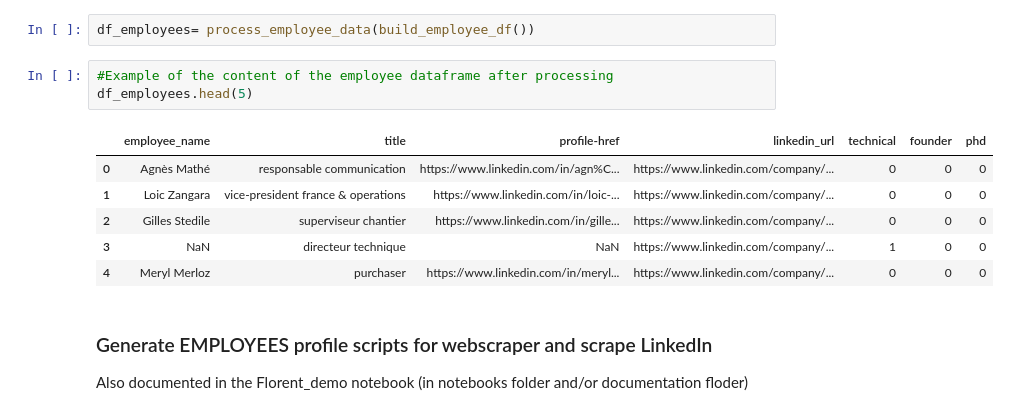
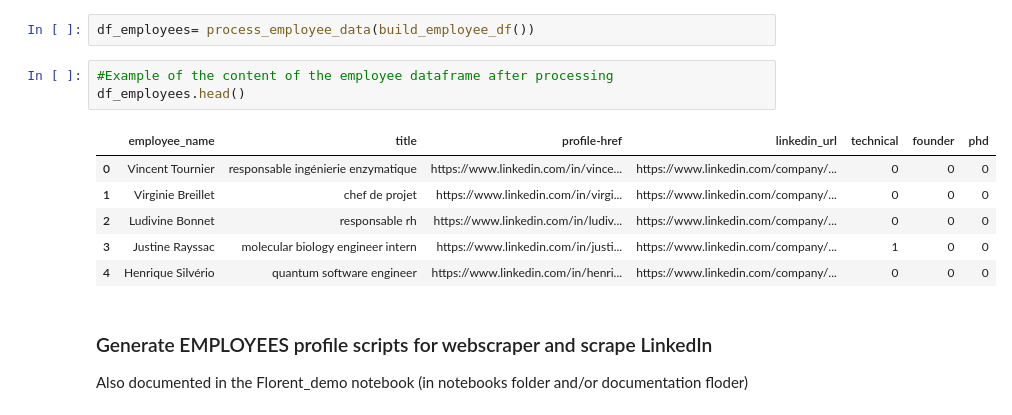
Before and after one commit to CoincoinNico/bpifrance_deeptech_analysis, a Jupyter notebook: documentation/Evaluating_new_companies.ipynb, the cells around one changed output. Saved outputs shown, nothing was run; the diff lists cells and outputs as text.

```diff
--- a/documentation/Evaluating_new_companies.ipynb
+++ b/documentation/Evaluating_new_companies.ipynb
@@ -207,14 +208,14 @@ from bpideep.process_scraped_data import build_employee_df, process_employee_dat
 df_employees= process_employee_data(build_employee_df())
 # %%
 #Example of the content of the employee dataframe after processing
-df_employees.head(5)
+df_employees.head()
 # %% [output]
 |  | employee_name | title | profile-href | linkedin_url | technical | founder | phd |
-| 0 | Agnès Mathé | responsable communication | https://www.linkedin.com/in/agn%C... | https://www.linkedin.com/company/... | 0 | 0 | 0 |
-| 1 | Loic Zangara | vice-president france & operations | https://www.linkedin.com/in/loic-... | https://www.linkedin.com/company/... | 0 | 0 | 0 |
-| 2 | Gilles Stedile | superviseur chantier | https://www.linkedin.com/in/gille... | https://www.linkedin.com/company/... | 0 | 0 | 0 |
-| 3 | NaN | directeur technique | NaN | https://www.linkedin.com/company/... | 1 | 0 | 0 |
-| 4 | Meryl Merloz | purchaser | https://www.linkedin.com/in/meryl... | https://www.linkedin.com/company/... | 0 | 0 | 0 |
+| 0 | Vincent Tournier | responsable ingénierie enzymatique | https://www.linkedin.com/in/vince... | https://www.linkedin.com/company/... | 0 | 0 | 0 |
+| 1 | Virginie Breillet | chef de projet | https://www.linkedin.com/in/virgi... | https://www.linkedin.com/company/... | 0 | 0 | 0 |
+| 2 | Ludivine Bonnet | responsable rh | https://www.linkedin.com/in/ludiv... | https://www.linkedin.com/company/... | 0 | 0 | 0 |
+| 3 | Justine Rayssac | molecular biology engineer intern | https://www.linkedin.com/in/justi... | https://www.linkedin.com/company/... | 1 | 0 | 0 |
+| 4 | Henrique Silvério | quantum software engineer | https://www.linkedin.com/in/henri... | https://www.linkedin.com/company/... | 0 | 0 | 0 |
 # %% [markdown]
 ### Generate EMPLOYEES profile scripts for webscraper and scrape LinkedIn
 Also documented in the Florent_demo notebook (in notebooks folder and/or documentation floder)
```
Also changed, not shown: parts of 8 cells of this notebook, 1 other file.
